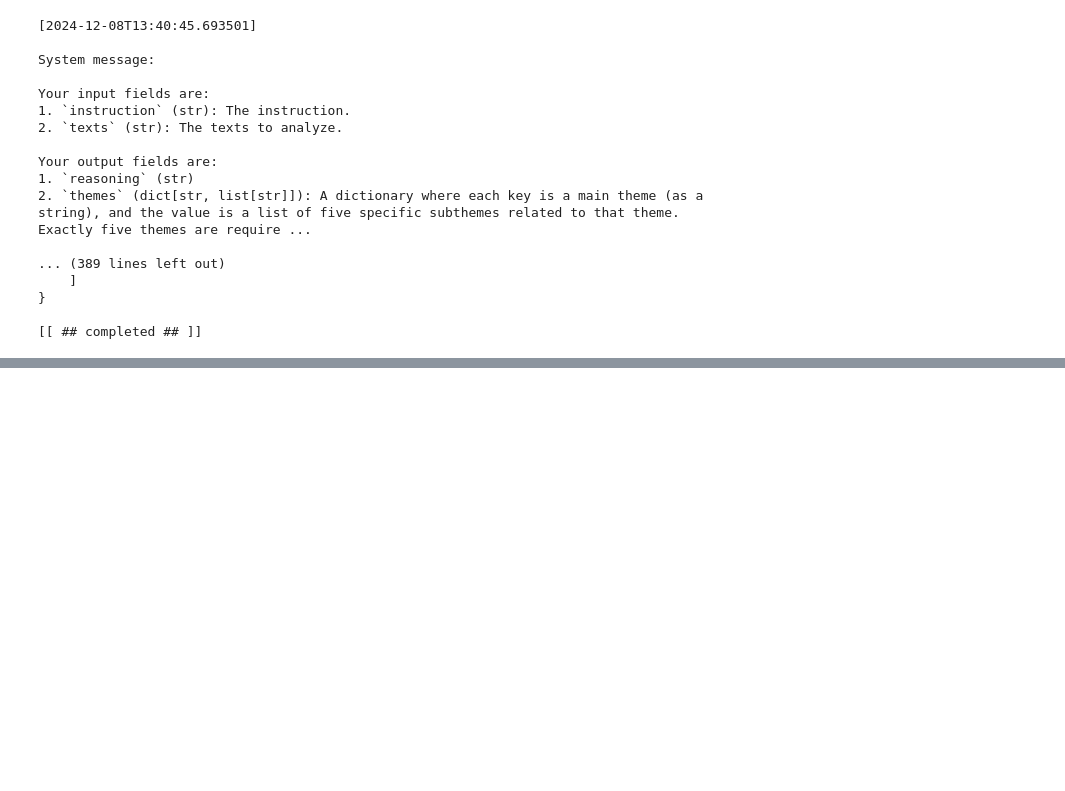
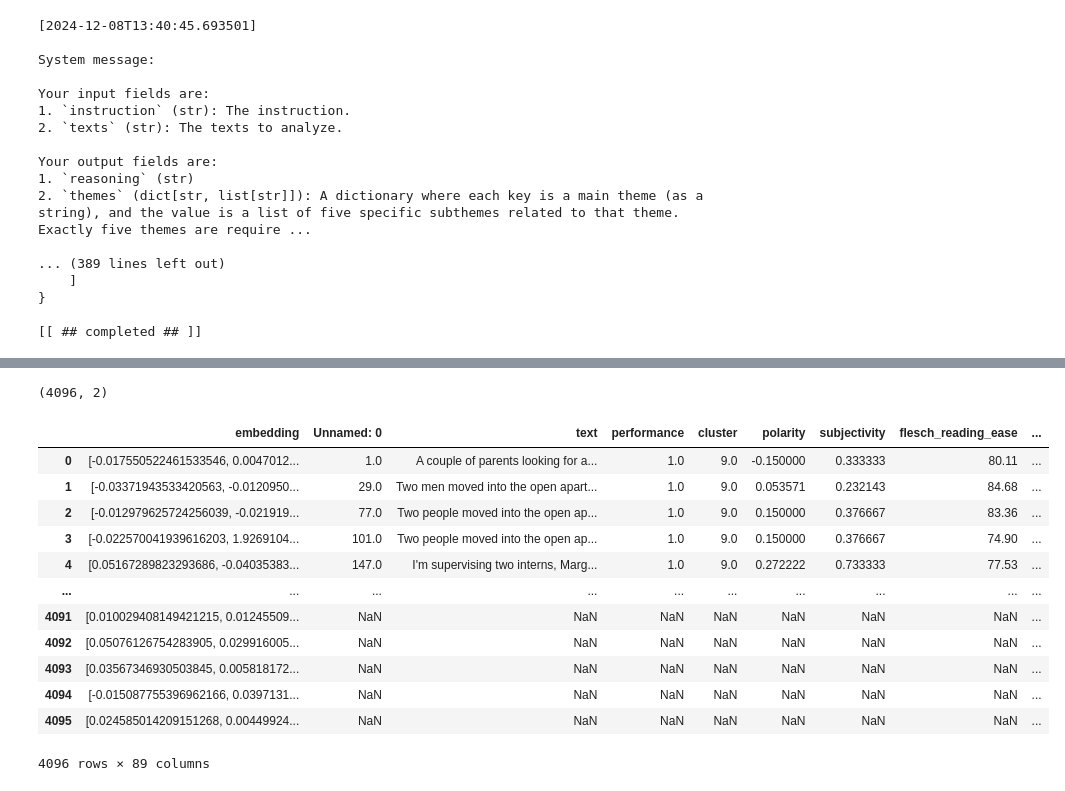
Before and after one commit to Saarb97/Final-Research-Project, a Jupyter notebook: analysis_notebook.ipynb, the cells around one changed output, grey strips where cells are left out. Cells and saved outputs as stored; diff of their text form; code cells hidden in the pictures; blank space fills up the shorter version.

```diff
--- a/analysis_notebook.ipynb
+++ b/analysis_notebook.ipynb
@@ -965,0 +1084,33 @@ Your output fields are:
+# %%
+import pandas as pd
+import numpy as np
+from sklearn.manifold import TSNE
+
+file_path = 'clusters csv\\9_data.csv'
+df2 = pd.read_csv(file_path)
+
+df3 = pd.concat([df['embedding'], df2], axis=1)
+
+matrix = np.array(df3.embedding.to_list())
+# Create a t-SNE model and transform the data
+tsne = TSNE(n_components=2, perplexity=5,n_iter=3000, random_state=42, init='random', learning_rate=50)
+vis_dims = tsne.fit_transform(matrix)
+vis_dims.shape
+# %% [output]
+(4096, 2)
+# %%
+df3
+# %% [output]
+|  | embedding | Unnamed: 0 | text | performance | cluster | polarity | subjectivity | flesch_reading_ease | ... |
+| 0 | [-0.017550522461533546, 0.0047012... | 1.0 | A couple of parents looking for a... | 1.0 | 9.0 | -0.150000 | 0.333333 | 80.11 | ... |
+| 1 | [-0.03371943533420563, -0.0120950... | 29.0 | Two men moved into the open apart... | 1.0 | 9.0 | 0.053571 | 0.232143 | 84.68 | ... |
+| 2 | [-0.012979625724256039, -0.021919... | 77.0 | Two people moved into the open ap... | 1.0 | 9.0 | 0.150000 | 0.376667 | 83.36 | ... |
+| 3 | [-0.022570041939616203, 1.9269104... | 101.0 | Two people moved into the open ap... | 1.0 | 9.0 | 0.150000 | 0.376667 | 74.90 | ... |
+| 4 | [0.05167289823293686, -0.04035383... | 147.0 | I'm supervising two interns, Marg... | 1.0 | 9.0 | 0.272222 | 0.733333 | 77.53 | ... |
+| ... | ... | ... | ... | ... | ... | ... | ... | ... | ... |
+| 4091 | [0.010029408149421215, 0.01245509... | NaN | NaN | NaN | NaN | NaN | NaN | NaN | ... |
+| 4092 | [0.05076126754283905, 0.029916005... | NaN | NaN | NaN | NaN | NaN | NaN | NaN | ... |
+| 4093 | [0.03567346930503845, 0.005818172... | NaN | NaN | NaN | NaN | NaN | NaN | NaN | ... |
+| 4094 | [-0.015087755396962166, 0.0397131... | NaN | NaN | NaN | NaN | NaN | NaN | NaN | ... |
+| 4095 | [0.024585014209151268, 0.00449924... | NaN | NaN | NaN | NaN | NaN | NaN | NaN | ... |
+4096 rows × 89 columns
```
Also changed, not shown: parts of 6 cells of this notebook, 1 other file.
